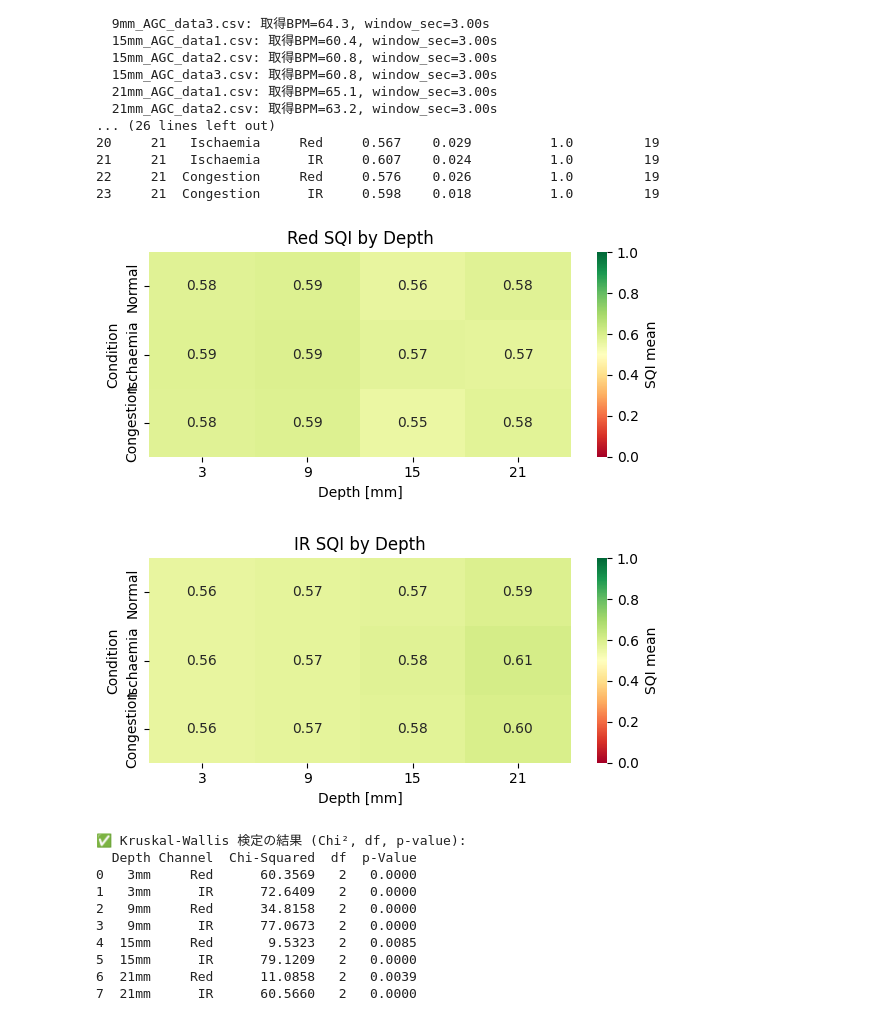
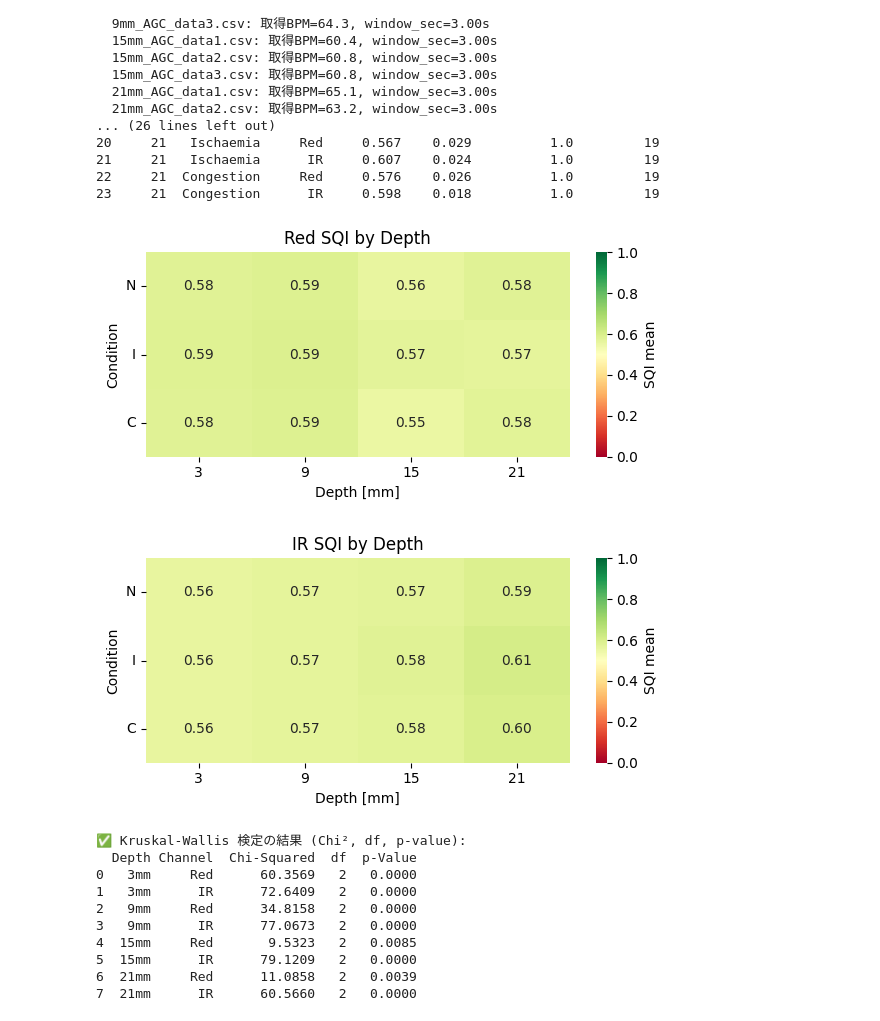
Before and after one commit to Hiroki-Kodama-PRS/Phantom-analysis, a Jupyter notebook: Analysis for PRS.ipynb, the cells around one changed output. Cells and saved outputs as stored; diff of their text form; code cells hidden in the pictures.

```diff
--- a/Analysis for PRS.ipynb
+++ b/Analysis for PRS.ipynb
@@ -654,8 +654,6 @@ print(df_sqi.round(3))
 22     21  Congestion     Red     0.576    0.026          1.0         19
 23     21  Congestion      IR     0.598    0.018          1.0         19
 # %%
-#SQIヒートマップの描画
-
 import pandas as pd
 import seaborn as sns
 import matplotlib.pyplot as plt
@@ -665,38 +663,43 @@ df_sqi = pd.read_csv("SQI_summary.csv")
 
 # ===== Red と IR に分ける =====
 df_red = df_sqi[df_sqi["Channel"] == "Red"]
 df_ir  = df_sqi[df_sqi["Channel"] == "IR"]
 
 # ===== Pivotしてヒートマップ用の表を作成 =====
 red_pivot = df_red.pivot(index="Condition", columns="Depth", values="SQI_mean")
 ir_pivot  = df_ir.pivot(index="Condition", columns="Depth", values="SQI_mean")
 
 # Condition の表示順を統一
 order = ["Normal", "Ischaemia", "Congestion"]
 red_pivot = red_pivot.reindex(order)
 ir_pivot  = ir_pivot.reindex(order)
 
-# ===== ヒートマップ描画 =====
+# ===== ヒートマップ描画 (Y軸ラベル修正) =====
 def plot_sqi_heatmap(data, title):
     plt.figure(figsize=(6,3))
-    sns.heatmap(
+    ax = sns.heatmap(
         data,
         annot=True, fmt=".2f",
         cmap="RdYlGn", center=0.5,  # 0.5 を基準色に
         vmin=0, vmax=1,             # SQI の範囲を 0〜1 に固定
         cbar_kws={"label": "SQI mean"}
     )
+
+    # ★★★ 修正箇所: Y軸ラベルを短縮 ★★★
+    new_labels = ["N", "I", "C"]
+    ax.set_yticklabels(new_labels, rotation=0) # 回転を0度に設定し、見やすくする
+
     plt.title(title)
     plt.xlabel("Depth [mm]")
-    plt.ylabel("Condition")
+    plt.ylabel("Condition") # 軸ラベルに注釈を追加
     plt.tight_layout()
     plt.show()
 
 plot_sqi_heatmap(red_pivot, "Red SQI by Depth")
 plot_sqi_heatmap(ir_pivot,  "IR SQI by Depth")
 # %% [output]
-[figure, old version]
+[figure, new version]
-[figure, old version]
+[figure, new version]
 # %%
 import pandas as pd
 import numpy as np
```
Also changed, not shown: parts of 1 cell of this notebook, 52 other files.
